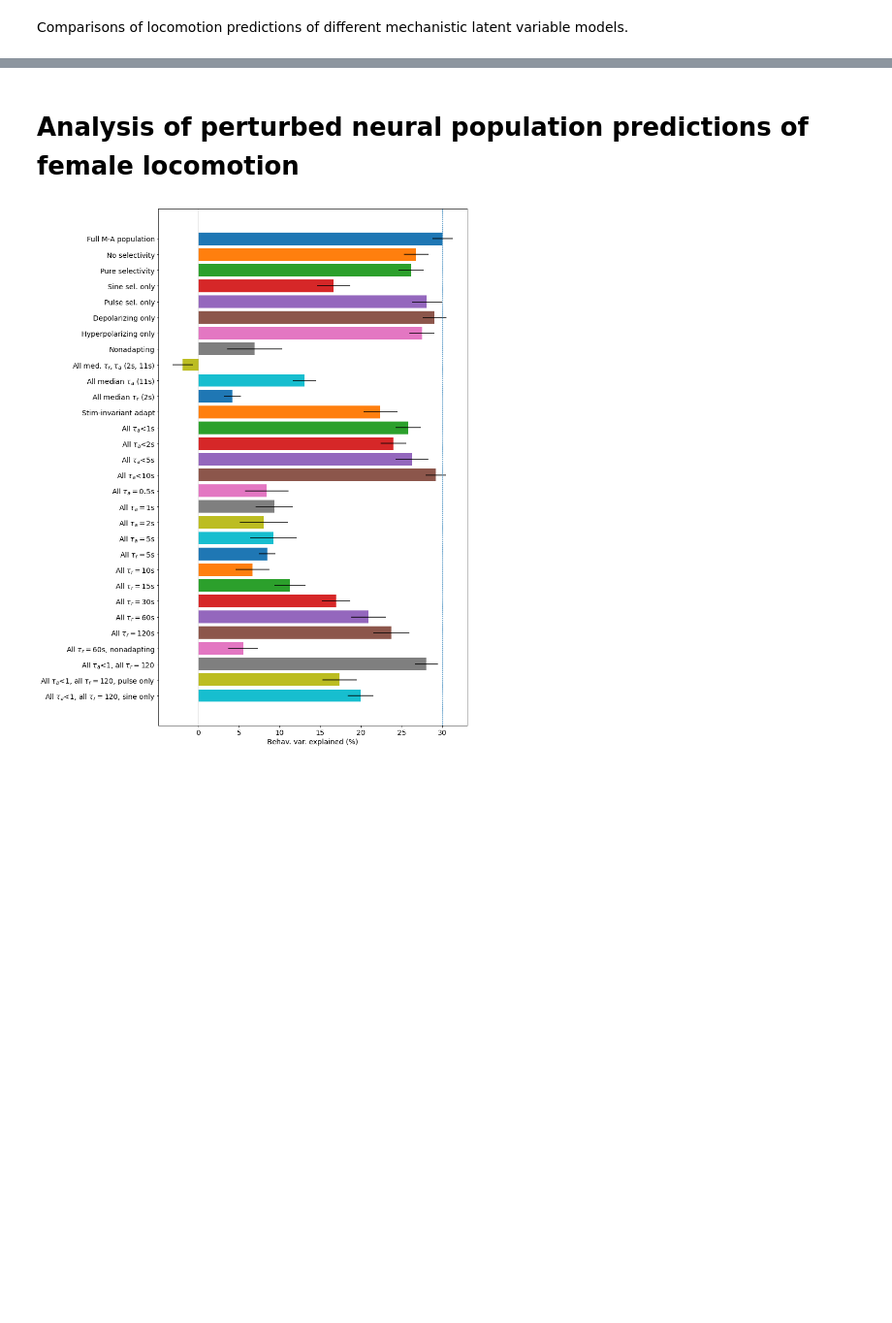
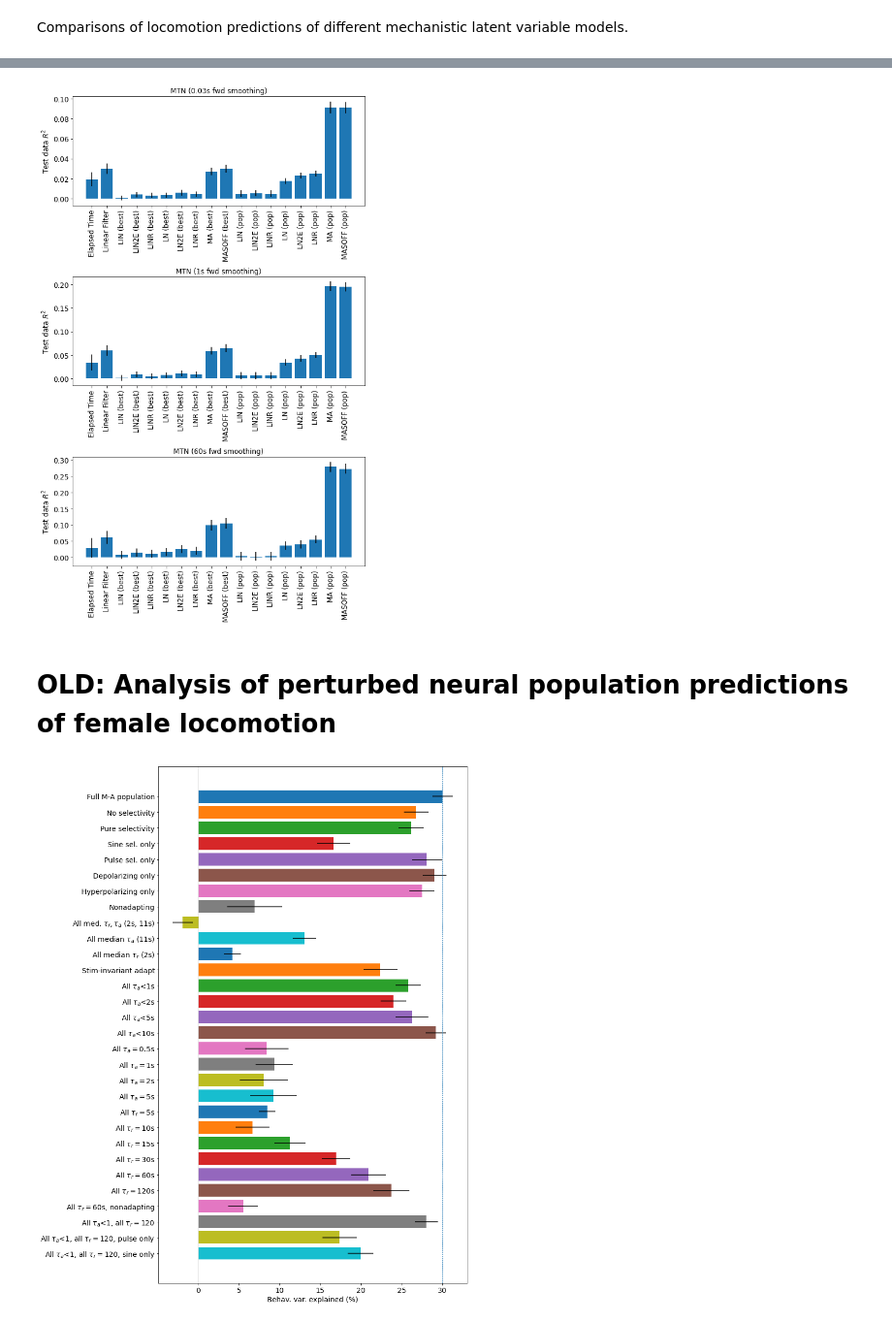
Before and after one commit to rkp8000/inferring-neural-codes, a Jupyter notebook: 6_A_compare_behav_predictions.ipynb, the cells around one changed output, grey strips where cells are left out. Shown at 97% size. Drawn from its saved outputs; the diff is of its cells as text; code cells hidden in the pictures; blank space fills up the shorter version.

```diff
--- a/6_A_compare_behav_predictions.ipynb
+++ b/6_A_compare_behav_predictions.ipynb
@@ -268,5 +29,62 @@ fig.savefig('ms/fig2a.svg')
+# %%
+# heuristic predictors
+time_rslt = np.load(f'data/simple/mlv/heuristic/time_{STRAIN_KEY}_{TARG_BHV.lower()}.npy', allow_pickle=True)[0]
+
+# linear fits
+lin_rslt = np.load(f'data/simple/mlv/lin_filter/rc_lin_{STRAIN_KEY}_{TARG_BHV.lower()}_{REG_KEY}.npy', allow_pickle=True)[0]
+
+# single-neuorn fits
+single_rslts = [
+    np.load(f'data/simple/mlv/neur_basic/baker_{nrl_mdl}_single_{STRAIN_KEY}_{TARG_BHV.lower()}.npy', allow_pickle=True)[0]
+    for nrl_mdl in NRL_MDLS
+]
+
+# ppln fits
+ppln_rslts = [
+    np.load(f'data/simple/mlv/neur_basic/baker_{nrl_mdl}_{STRAIN_KEY}_{TARG_BHV.lower()}_{REG_KEY}.npy', allow_pickle=True)[0]
+    for nrl_mdl in NRL_MDLS
+]
+# %%
+fig, axs = plt.subplots(len(TWDWS), 1, figsize=(8, 13), tight_layout=True)
+
+for ax, twdw in zip(axs, TWDWS):
+    labels = []
+    r2_mns = []
+    r2_sems = []
+
+    targ = f'{TARG_BHV}_MN_{twdw}'
+
+    # heuristics
+    labels.append('Elapsed Time')
+    r2_mns.append(time_rslt['r2_test'][targ].mean())
+    r2_sems.append(time_rslt['r2_test'][targ].std() / np.sqrt(time_rslt['nsplit']))
+
+    # linear fits
+    labels.append('Linear Filter')
+    r2_mns.append(lin_rslt['r2_test'][targ].mean())
+    r2_sems.append(lin_rslt['r2_test'][targ].std() / np.sqrt(lin_rslt['nsplit']))
+
+    # single neuron results
+    for nrl_mdl, single_rslt in zip(NRL_MDLS, single_rslts):
+        r2_maxs = single_rslt['r2_test'][targ].max(axis=1)
+        labels.append(f'{nrl_mdl.upper()} (best)')
+        r2_mns.append(r2_maxs.mean())
+        r2_sems.append(r2_maxs.std() / np.sqrt(len(r2_maxs)))
+
+    # ppln results
+    for nrl_mdl, ppln_rslt in zip(NRL_MDLS, ppln_rslts):
+        labels.append(f'{nrl_mdl.upper()} (pop)')
+        r2_mns.append(ppln_rslt['r2_test'][targ].mean())
+        r2_sems.append(ppln_rslt['r2_test'][targ].std() / np.sqrt(ppln_rslt['nsplit']))
+
+    ax.bar(np.arange(len(r2_mns)), r2_mns, yerr=r2_sems)
+    ax.set_xticks(np.arange(len(labels)))
+    ax.set_xticklabels(labels, rotation=90)
+    set_plot(ax, y_label=r'Test data $R^2$', title=f'{TARG_BHV} ({twdw}s fwd smoothing)', font_size=12)
+# %% [output]
+[figure, added]
 # %% [markdown]
-# Analysis of perturbed neural population predictions of female locomotion
+# OLD: Analysis of perturbed neural population predictions of female locomotion
 # %%
 KBHVS_FOLDERS_KEYS = [
     ('ma', 'neur_basic', 'Full M-A population'),
```
Also changed, not shown: parts of 11 cells of this notebook.
